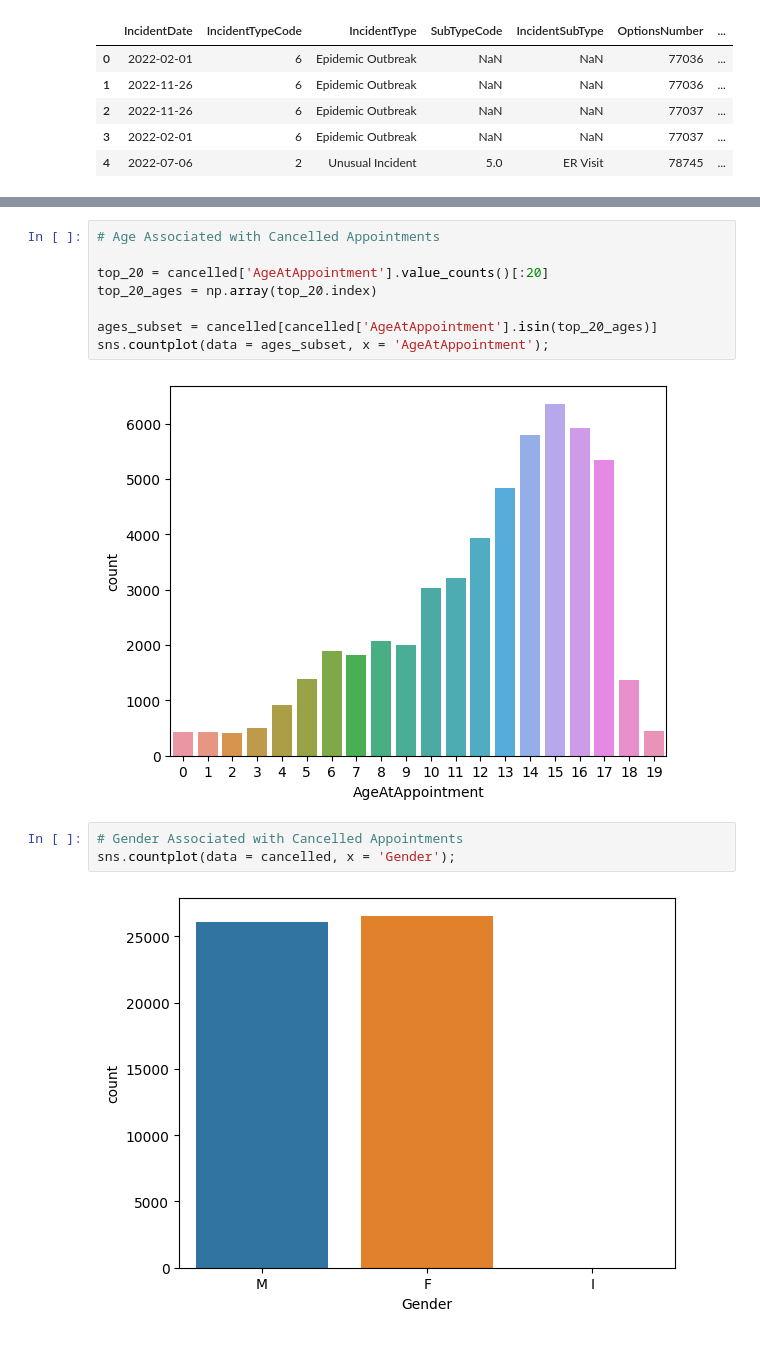
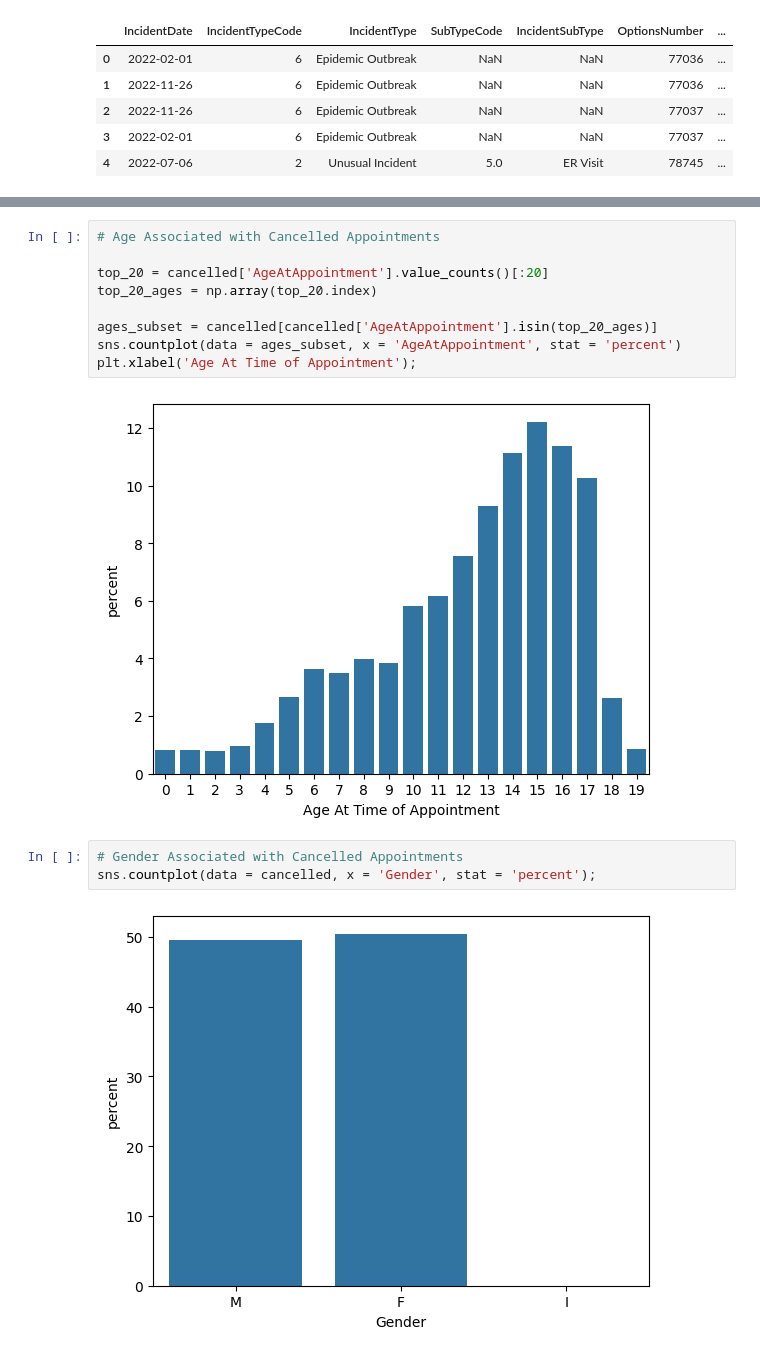
Before and after one commit to isimoree/aspiranet_fall24, a Jupyter notebook: Data Science Discovery - Aspiranet.ipynb, the cells around one changed output, grey strips where cells are left out. Drawn from its saved outputs; the diff is of its cells as text.

Commit message:
Percent/Proportions in Visualizations

```diff
--- a/Data Science Discovery - Aspiranet.ipynb
+++ b/Data Science Discovery - Aspiranet.ipynb
@@ -50,14 +50,15 @@ top_20 = cancelled['AgeAtAppointment'].value_counts()[:20]
 top_20_ages = np.array(top_20.index)
 
 ages_subset = cancelled[cancelled['AgeAtAppointment'].isin(top_20_ages)]
-sns.countplot(data = ages_subset, x = 'AgeAtAppointment');
+sns.countplot(data = ages_subset, x = 'AgeAtAppointment', stat = 'percent')
+plt.xlabel('Age At Time of Appointment');
 # %% [output]
-[figure, old version]
+[figure, new version]
 # %%
 # Gender Associated with Cancelled Appointments
-sns.countplot(data = cancelled, x = 'Gender');
+sns.countplot(data = cancelled, x = 'Gender', stat = 'percent');
 # %% [output]
-[figure, old version]
+[figure, new version]
 # %%
 # Ethnicity Associated with Cancelled Appointments
 
```
Also changed, not shown: parts of 4 cells of this notebook.
